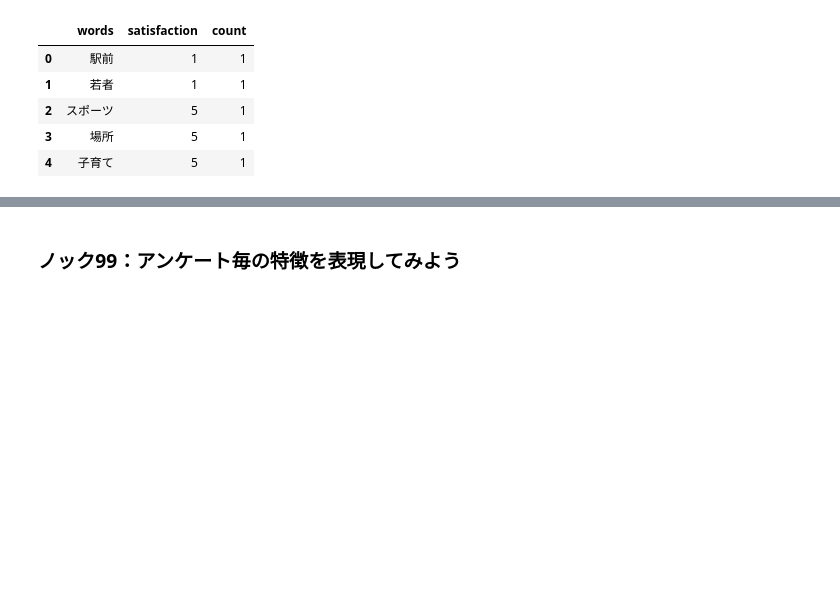
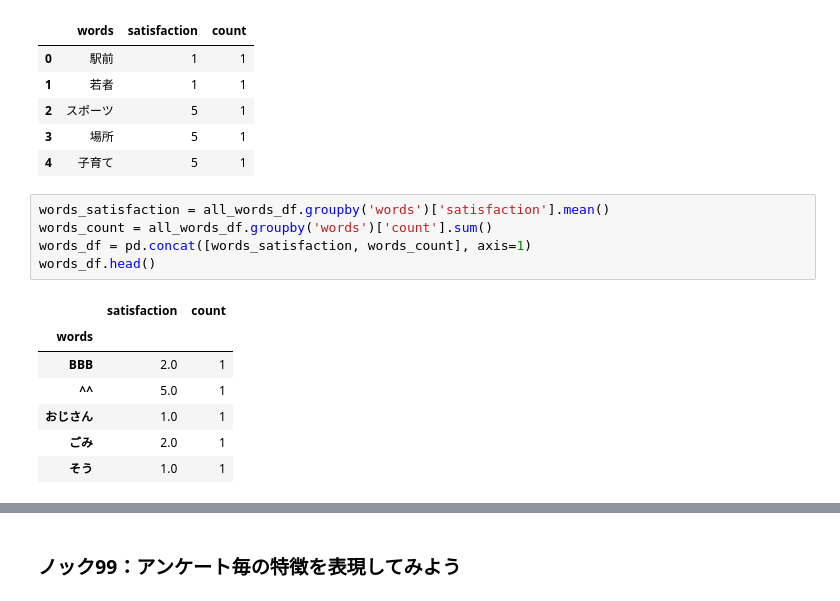
Before and after one commit to Rindrics/anlz100, a Jupyter notebook: chap10/chap10.ipynb, the cells around one changed output, grey strips where cells are left out. Drawn from its saved outputs; the diff is of its cells as text; blank space fills up the shorter version.

Commit message:
Extract important words

```diff
--- a/chap10/chap10.ipynb
+++ b/chap10/chap10.ipynb
@@ -234,3 +234,16 @@ all_words_df.head()
 | 2 | スポーツ | 5 | 1 |
 | 3 | 場所 | 5 | 1 |
 | 4 | 子育て | 5 | 1 |
+# %%
+words_satisfaction = all_words_df.groupby('words')['satisfaction'].mean()
+words_count = all_words_df.groupby('words')['count'].sum()
+words_df = pd.concat([words_satisfaction, words_count], axis=1)
+words_df.head()
+# %% [output]
+|  | satisfaction | count |
+| words |  |  |
+| BBB | 2.0 | 1 |
+| ^^ | 5.0 | 1 |
+| おじさん | 1.0 | 1 |
+| ごみ | 2.0 | 1 |
+| そう | 1.0 | 1 |
```
Also changed, not shown: parts of 2 cells of this notebook.
